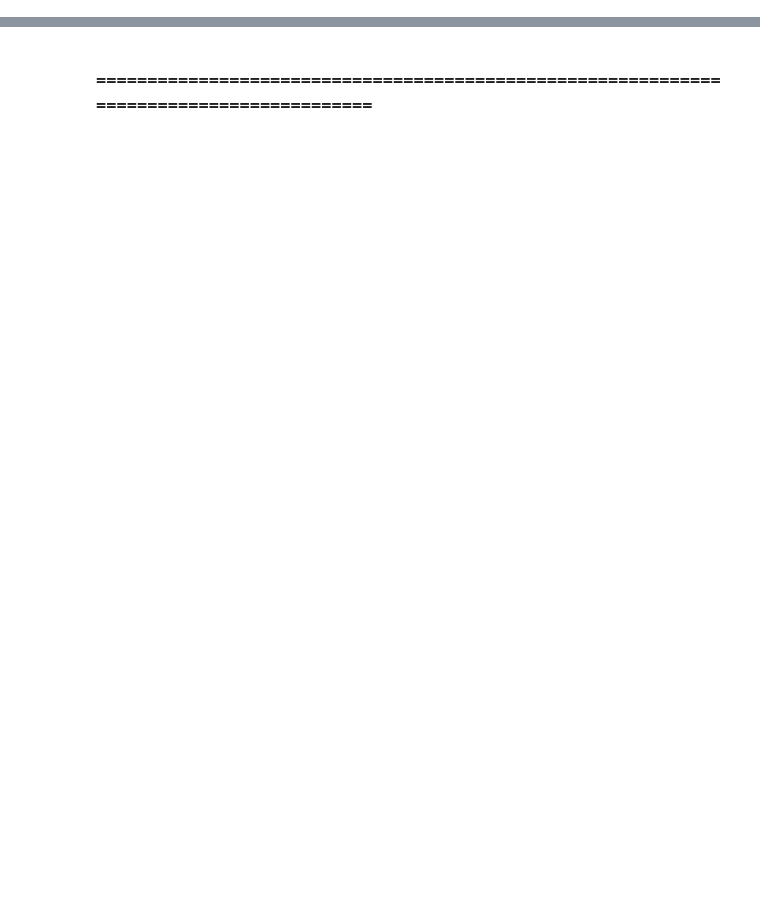
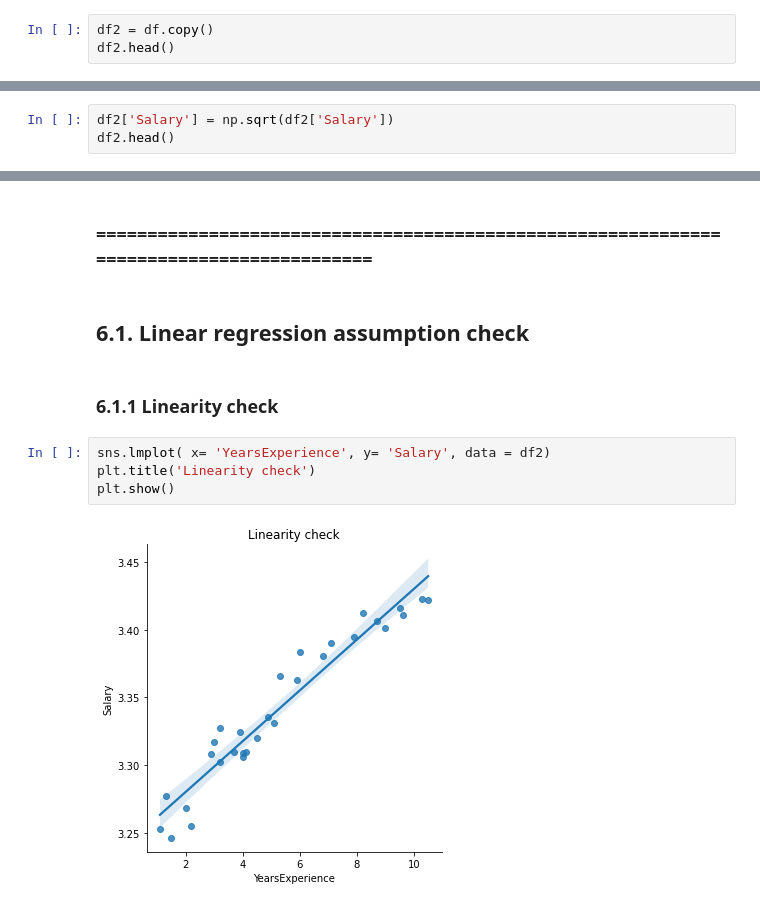
Before and after one commit to sawaled/Assignment4_SLR, a Jupyter notebook: Salary_Data.ipynb, the cells around one changed output, grey strips where cells are left out. Drawn from its saved outputs; the diff is of its cells as text; blank space fills up the shorter version.

```diff
--- a/Salary_Data.ipynb
+++ b/Salary_Data.ipynb
@@ -185,0 +191,3 @@ plt.show()
+# %%
+df2 = df.copy()
+df2.head()
@@ -185,0 +201,3 @@ plt.show()
+# %%
+df2['Salary'] = np.sqrt(df2['Salary'])
+df2.head()
@@ -186,2 +211,12 @@ plt.show()
 # %% [markdown]
 ### ========================================================================================
+# %% [markdown]
+## 6.1. Linear regression assumption check
+# %% [markdown]
+### 6.1.1 Linearity check
+# %%
+sns.lmplot( x= 'YearsExperience', y= 'Salary', data = df2)
+plt.title('Linearity check')
+plt.show()
+# %% [output]
+[figure, added]
```
Also changed, not shown: parts of 40 cells of this notebook, 1 other file.
